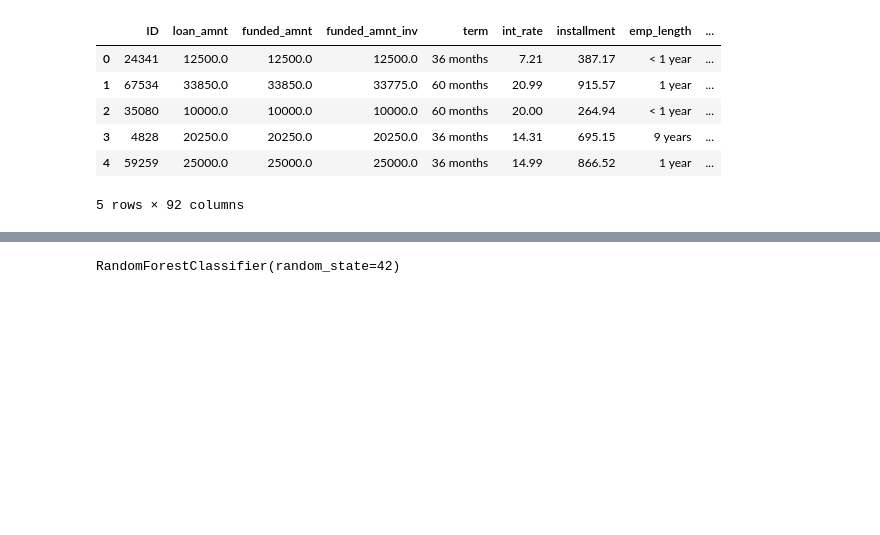
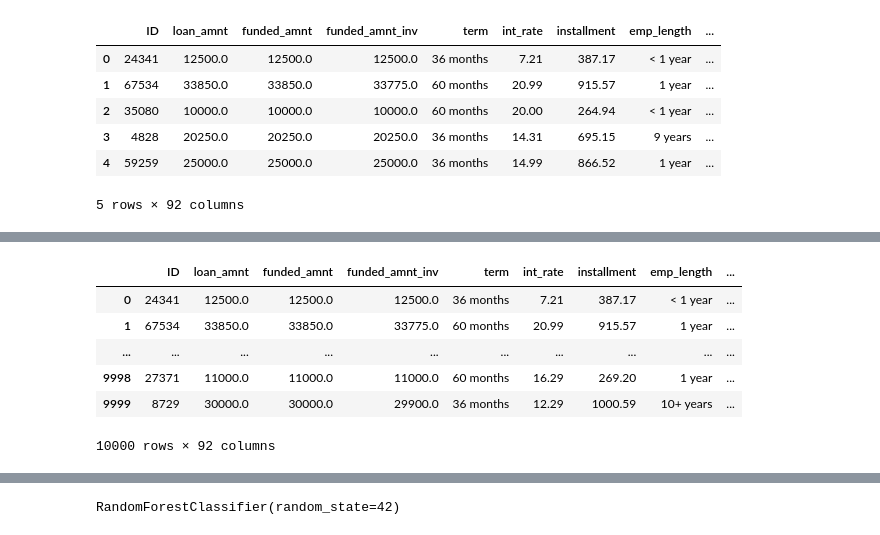
Before and after one commit to lebe1/MachineLearningCourse, a Jupyter notebook: Exercise1/loan.ipynb, the cells around one changed output, grey strips where cells are left out. Cells and saved outputs as stored; diff of their text form; code cells hidden in the pictures; blank space fills up the shorter version.

```diff
--- a/Exercise1/loan.ipynb
+++ b/Exercise1/loan.ipynb
@@ -25 +45,12 @@ df_train.head()
+# %%
+with pd.option_context('display.max_rows', 5, 'display.max_columns', None):
+    display(data)
+# %% [output]
+|  | ID | loan_amnt | funded_amnt | funded_amnt_inv | term | int_rate | installment | emp_length | ... |
+| 0 | 24341 | 12500.0 | 12500.0 | 12500.0 | 36 months | 7.21 | 387.17 | < 1 year | ... |
+| 1 | 67534 | 33850.0 | 33850.0 | 33775.0 | 60 months | 20.99 | 915.57 | 1 year | ... |
+| ... | ... | ... | ... | ... | ... | ... | ... | ... | ... |
+| 9998 | 27371 | 11000.0 | 11000.0 | 11000.0 | 60 months | 16.29 | 269.20 | 1 year | ... |
+| 9999 | 8729 | 30000.0 | 30000.0 | 29900.0 | 36 months | 12.29 | 1000.59 | 10+ years | ... |
+10000 rows × 92 columns
 # %% [markdown]
```
Also changed, not shown: parts of 43 cells of this notebook.
